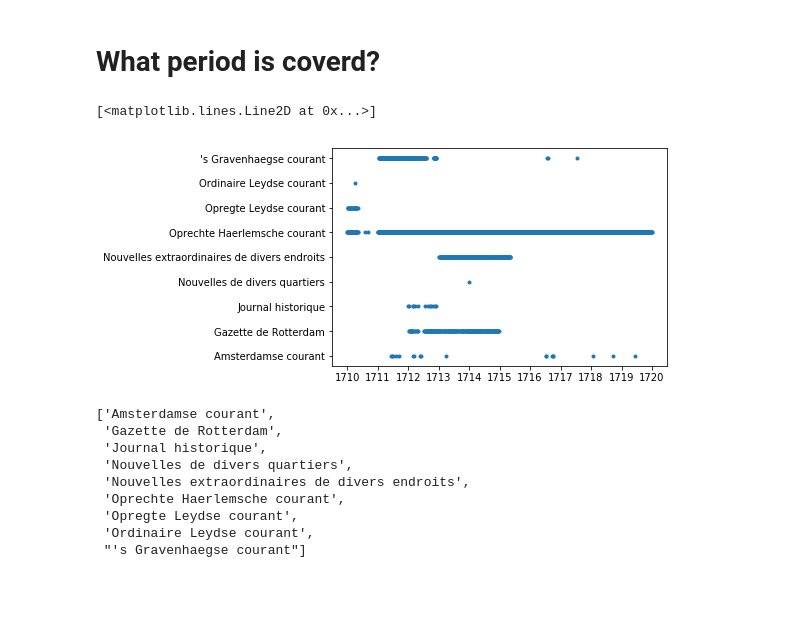
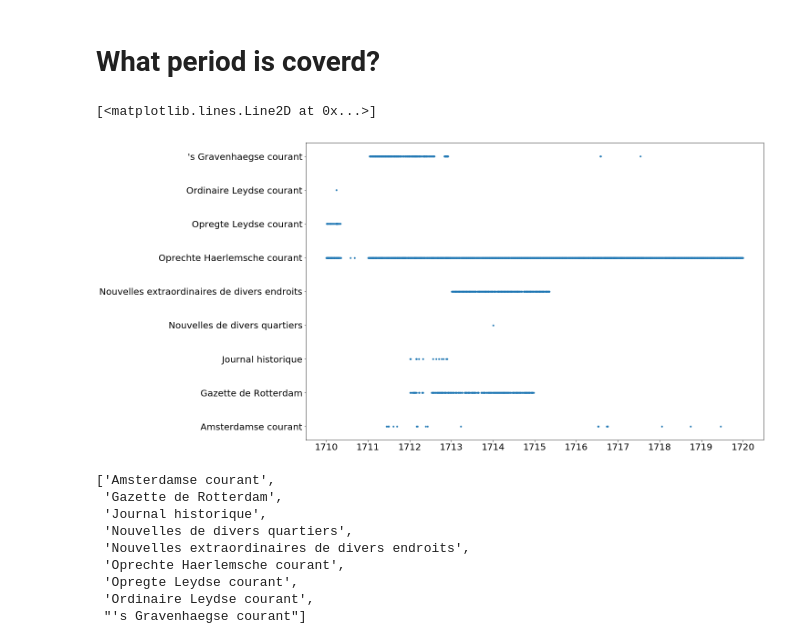
Before and after one commit to WillemJan/DHBenelux2018, a Jupyter notebook: DhBenelux-Copy1.ipynb, the cells around one changed output. Drawn from its saved outputs; the diff is of its cells as text; code cells hidden in the pictures; blank space fills up the shorter version.

```diff
--- a/DhBenelux-Copy1.ipynb
+++ b/DhBenelux-Copy1.ipynb
@@ -445,12 +445,15 @@ df = pd.read_csv(tsv, sep='\t', names=["name","period", "zip_name", "path"])
 # %%
 df.head(1)
 
 df['period']= pd.to_datetime(df['period'], format='%Y-%m-%d')
 df.set_index(df['period'],inplace=True)
+plt.figure(figsize=(18, 12))
+plt.rcParams.update({'font.size': 20})
+
 plt.plot(df['period'], df['name'], '.')
 # %% [output]
 [<matplotlib.lines.Line2D at 0x...>]
-[figure, old version]
+[figure, new version]
 # %%
 list(df.name.unique())
 # %% [output]
```
Also changed, not shown: parts of 5 cells of this notebook.
